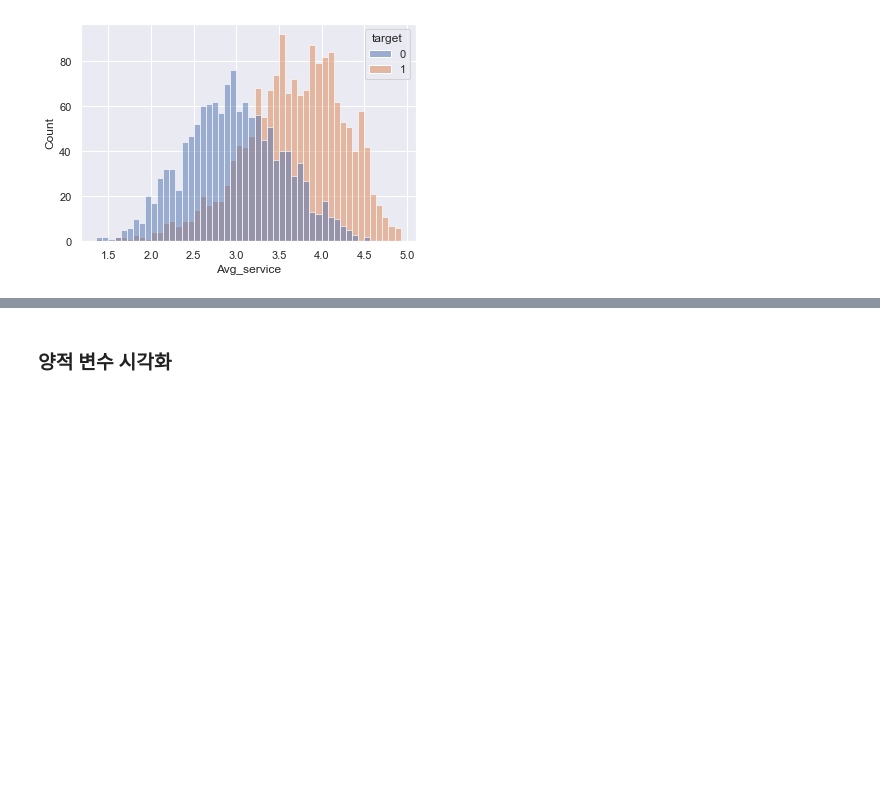
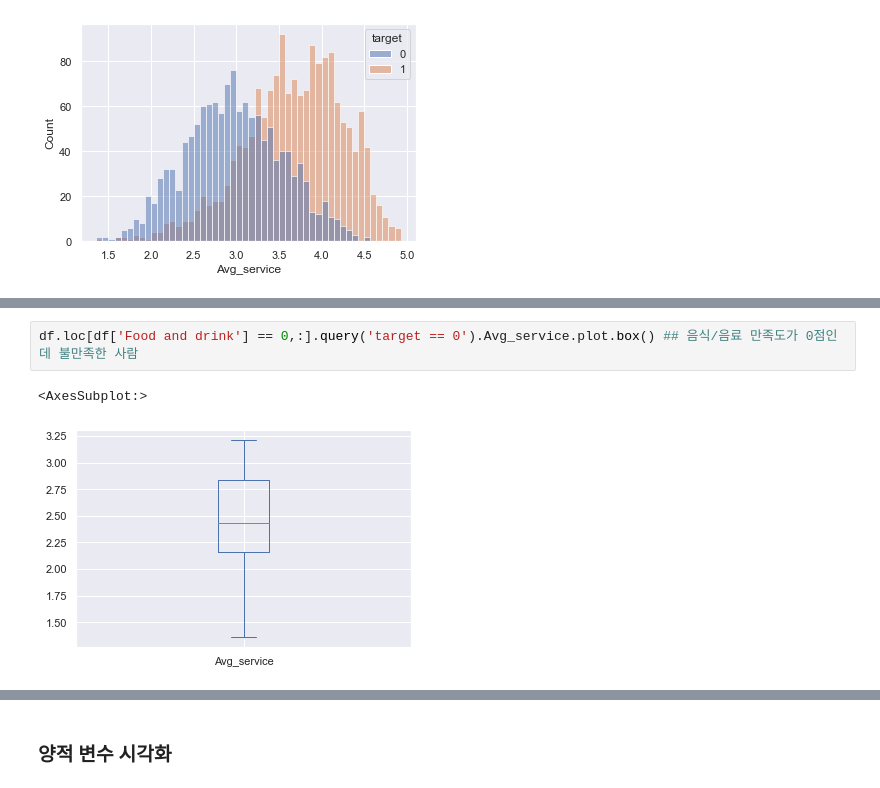
Before and after one commit to Jaesu26/Dacon-Basic, a Jupyter notebook: 항공사-고객만족도-예측/항공사-고객만족도-EDA/항공사-고객만족도-EDA.ipynb, the cells around one changed output, grey strips where cells are left out. Saved outputs shown, nothing was run; the diff lists cells and outputs as text; blank space fills up the shorter version.

```diff
--- a/항공사-고객만족도-예측/항공사-고객만족도-EDA/항공사-고객만족도-EDA.ipynb
+++ b/항공사-고객만족도-예측/항공사-고객만족도-EDA/항공사-고객만족도-EDA.ipynb
@@ -240,0 +288,5 @@ df[df['Seat comfort'] == 0].Avg_service.hist(bins = 15)
+# %%
+df.loc[df['Food and drink'] == 0,:].query('target == 0').Avg_service.plot.box() ## 음식/음료 만족도가 0점인데 불만족한 사람
+# %% [output]
+<AxesSubplot:>
+[figure, added]
```
Also changed, not shown: parts of 60 cells of this notebook.
